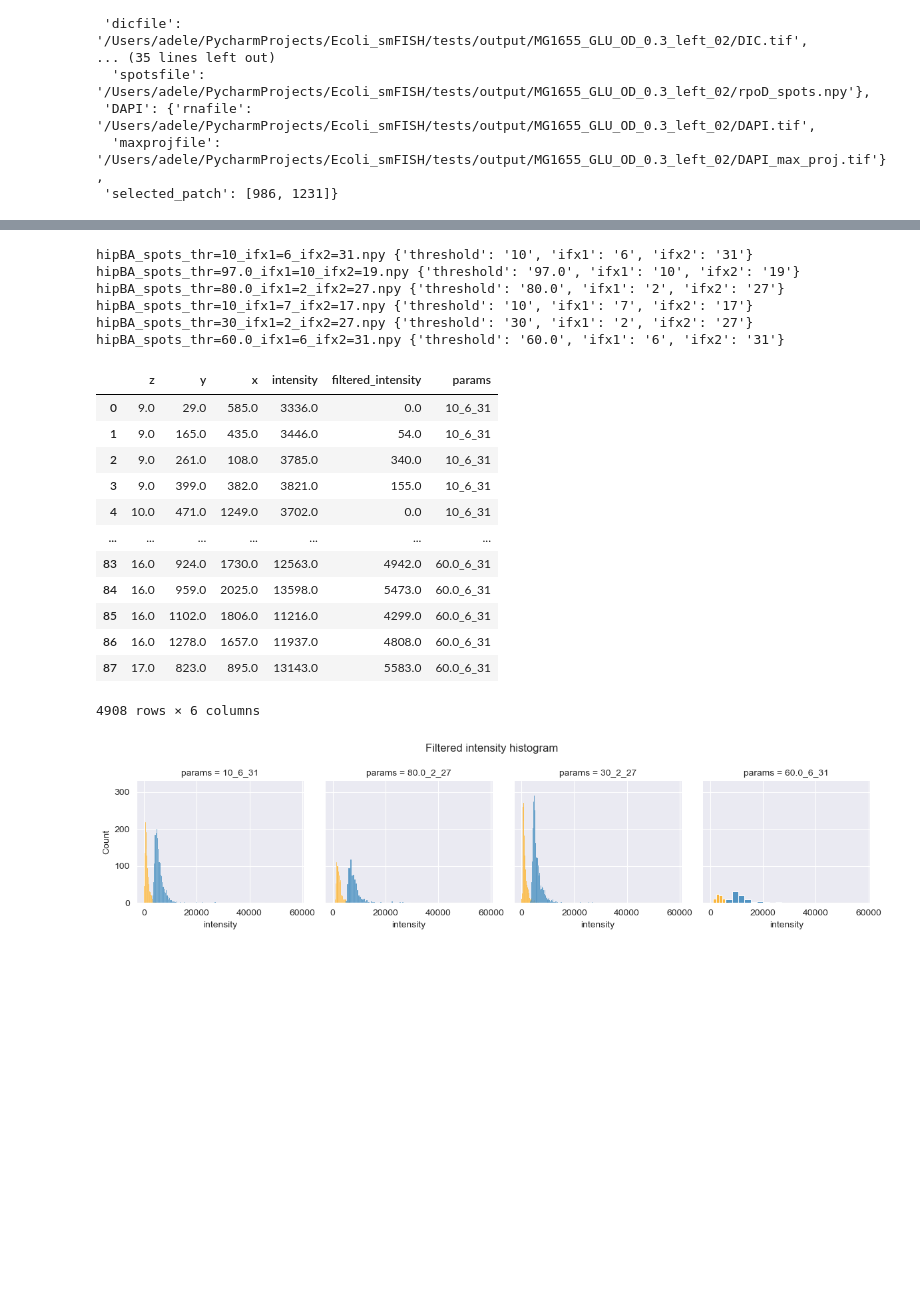
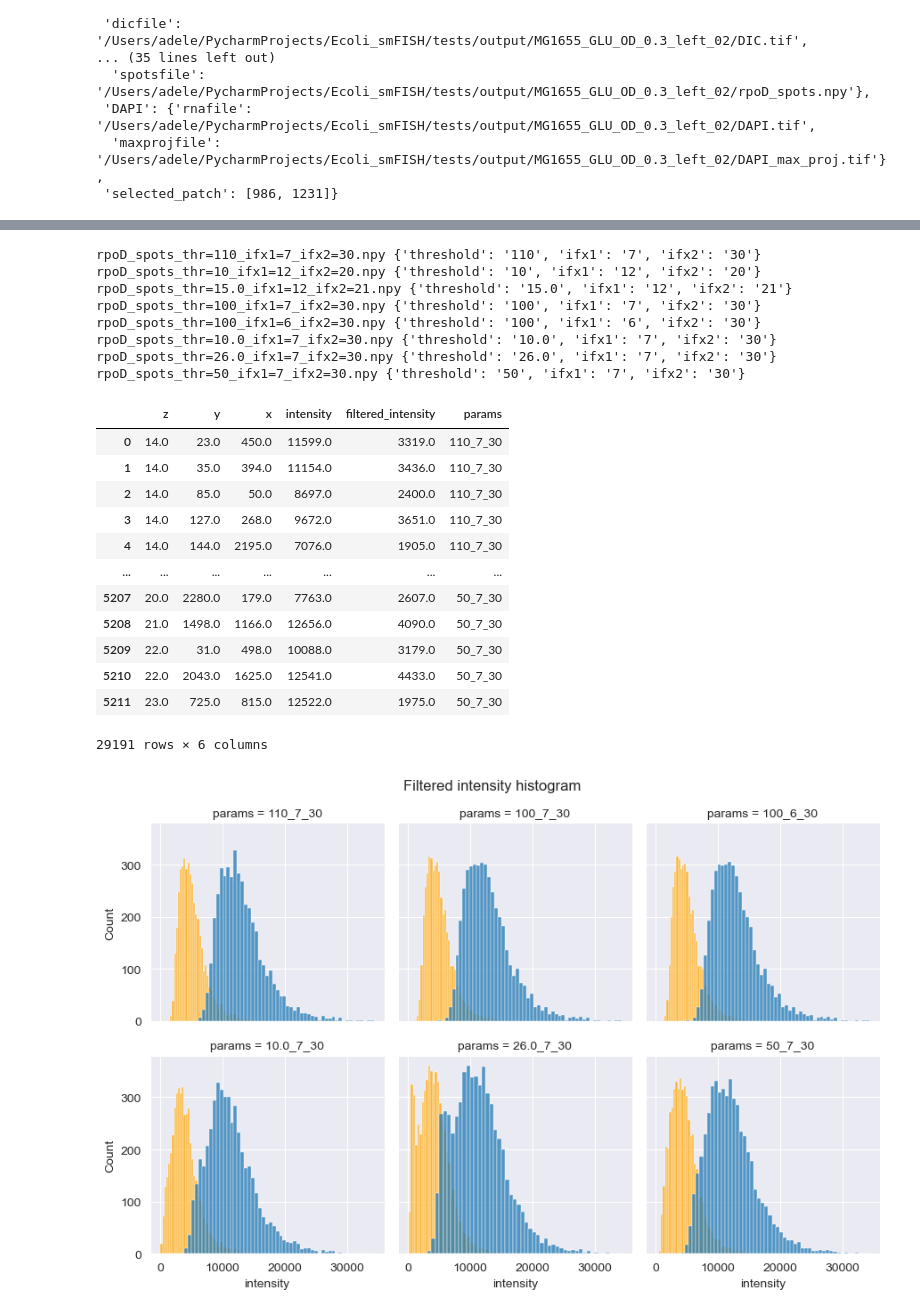
Before and after one commit to LaToyaVanderB/Ecoli_smFISH, a Jupyter notebook: src/detect-spots.ipynb, the cells around one changed output, grey strips where cells are left out. Cells and saved outputs as stored; diff of their text form; code cells hidden in the pictures; blank space fills up the shorter version.

```diff
--- a/src/detect-spots.ipynb
+++ b/src/detect-spots.ipynb
@@ -138,5 +140,6 @@ scale = (200, 65, 65)
 spot_radius = (1250, 170, 170) # is modified in later cell
 sigma = (0.75, 2.3, 2.3)
 patch_size = (200, 200)
-detection_threshold = None  # set to None for automatic determination by bigFISH
+detection_threshold  = { 'rpoD': None, 'rnlAB': None, 'hipBA': None }
+# set to None for automatic determination by bigFISH
 # detection threshold is usually optimised manually and might need to be set differently per channel
@@ -143,6 +148,6 @@ detection_threshold = None  # set to None for automatic determination by bigFISH
 # %%
 # load image data
-mrna = 'hipBA'
+mrna = 'rpoD'
 mrna_data = io.imread(img[mrna]['rnafile'])
 cell_mask_data = io.imread(img['cellmaskfile'])
 # %%
@@ -197,6 +202,6 @@ plt.show()
 # %%
 projected_focus = np.max(focus, axis=(1, 2))
-projected_focus_smoothed = savgol_filter(projected_focus, 15, 2, 0)
+projected_focus_smoothed = savgol_filter(projected_focus, 16, 2, 0)
 # ifx_1, ifx_2 = find_in_focus_indices(projected_focus_smoothed, adjustment_bottom=0, adjustment_top=0)
 ifx_1, ifx_2 = find_in_focus_indices(projected_focus_smoothed)
 
@@ -238,20 +249,22 @@ plot.plot_elbow(
 # %%
+# Best threshold values so far:
 # rpoD validated visually on GLU02:
-detection_threshold = 100
+# not sure about the filtering, check
+detection_threshold['rpoD'] = 110
 # rnlAB validated visually on GLU02
 # filtering: we can get narrower spots but they become a lot dimmer, so not sure that helps
-detection_threshold = 30
-scale = (200, 65, 65)
+detection_threshold['rnlAB'] = 30
 # hipBA:
 # not sure about the filtering, check
-detection_threshold = 30
+detection_threshold['hipBA'] = 30
+
 # this works well for bacteria:
 spot_radius = (880, 120, 120)
 
 mrna_filtered_selected = mrna_filtered[ifx_1:ifx_2, ...]
 spots, threshold = detect_spots(
     mrna_filtered_selected,
-    threshold=detection_threshold,
+    threshold=detection_threshold[mrna],
     voxel_size=scale,
     spot_radius=spot_radius,
     return_threshold=True
@@ -261,7 +274,7 @@ spots, threshold = detect_spots(
 filtered_padded_intensities = np.concatenate((np.zeros([ifx_1, mrna_data.shape[1], mrna_data.shape[2]]), mrna_filtered_selected, np.zeros([mrna_data.shape[0]- ifx_2, mrna_data.shape[1], mrna_data.shape[2]])), axis=0)
 img[mrna]['filteredpaddedmrnafile'] = os.path.join(config['outputdir'], img['stem'], f'{mrna}_filtered_padded.npy')
 np.save(img[mrna]['filteredpaddedmrnafile'], filtered_padded_intensities)
-# print(f'....saving filtered padded mRNA image to file {img[mrna]['filteredpaddedmrnafile']}')
+print(f'....saving filtered padded mRNA image to file {img[mrna]['filteredpaddedmrnafile']}')
 
 # restore z-level
 spots[:, 0] = spots[:, 0] + ifx_1
@@ -273,7 +286,7 @@ spot_intensities = np.resize(np.array([mrna_data[s[0], s[1], s[2]] for s in spot
 filtered_spot_intensities = np.resize(np.array([filtered_padded_intensities[s[0], s[1], s[2]] for s in spots]), (len(spots), 1))
 spots_with_intensities = np.concatenate((spots, spot_intensities, filtered_spot_intensities), axis=1)
 
-img[mrna]['spot_detection threshold'] = threshold
+img[mrna]['spot_detection_threshold'] = threshold
 img[mrna]['number_of_spots'] = len(spots)
 print(f'....spot detection threshold: {threshold}')
 print(f'....searched slices: [{ifx_1}, {ifx_2}]')
@@ -350,33 +360,35 @@ for f in spotfiles:
         df_all = pd.concat([df_all, df], axis=0)
 df_all
 # %% [output]
-hipBA_spots_thr=10_ifx1=6_ifx2=31.npy {'threshold': '10', 'ifx1': '6', 'ifx2': '31'}
-hipBA_spots_thr=97.0_ifx1=10_ifx2=19.npy {'threshold': '97.0', 'ifx1': '10', 'ifx2': '19'}
-hipBA_spots_thr=80.0_ifx1=2_ifx2=27.npy {'threshold': '80.0', 'ifx1': '2', 'ifx2': '27'}
-hipBA_spots_thr=10_ifx1=7_ifx2=17.npy {'threshold': '10', 'ifx1': '7', 'ifx2': '17'}
-hipBA_spots_thr=30_ifx1=2_ifx2=27.npy {'threshold': '30', 'ifx1': '2', 'ifx2': '27'}
-hipBA_spots_thr=60.0_ifx1=6_ifx2=31.npy {'threshold': '60.0', 'ifx1': '6', 'ifx2': '31'}
+rpoD_spots_thr=110_ifx1=7_ifx2=30.npy {'threshold': '110', 'ifx1': '7', 'ifx2': '30'}
+rpoD_spots_thr=10_ifx1=12_ifx2=20.npy {'threshold': '10', 'ifx1': '12', 'ifx2': '20'}
+rpoD_spots_thr=15.0_ifx1=12_ifx2=21.npy {'threshold': '15.0', 'ifx1': '12', 'ifx2': '21'}
+rpoD_spots_thr=100_ifx1=7_ifx2=30.npy {'threshold': '100', 'ifx1': '7', 'ifx2': '30'}
+rpoD_spots_thr=100_ifx1=6_ifx2=30.npy {'threshold': '100', 'ifx1': '6', 'ifx2': '30'}
+rpoD_spots_thr=10.0_ifx1=7_ifx2=30.npy {'threshold': '10.0', 'ifx1': '7', 'ifx2': '30'}
+rpoD_spots_thr=26.0_ifx1=7_ifx2=30.npy {'threshold': '26.0', 'ifx1': '7', 'ifx2': '30'}
+rpoD_spots_thr=50_ifx1=7_ifx2=30.npy {'threshold': '50', 'ifx1': '7', 'ifx2': '30'}
 |  | z | y | x | intensity | filtered_intensity | params |
-| 0 | 9.0 | 29.0 | 585.0 | 3336.0 | 0.0 | 10_6_31 |
-| 1 | 9.0 | 165.0 | 435.0 | 3446.0 | 54.0 | 10_6_31 |
-| 2 | 9.0 | 261.0 | 108.0 | 3785.0 | 340.0 | 10_6_31 |
-| 3 | 9.0 | 399.0 | 382.0 | 3821.0 | 155.0 | 10_6_31 |
-| 4 | 10.0 | 471.0 | 1249.0 | 3702.0 | 0.0 | 10_6_31 |
+| 0 | 14.0 | 23.0 | 450.0 | 11599.0 | 3319.0 | 110_7_30 |
+| 1 | 14.0 | 35.0 | 394.0 | 11154.0 | 3436.0 | 110_7_30 |
+| 2 | 14.0 | 85.0 | 50.0 | 8697.0 | 2400.0 | 110_7_30 |
+| 3 | 14.0 | 127.0 | 268.0 | 9672.0 | 3651.0 | 110_7_30 |
+| 4 | 14.0 | 144.0 | 2195.0 | 7076.0 | 1905.0 | 110_7_30 |
 | ... | ... | ... | ... | ... | ... | ... |
-| 83 | 16.0 | 924.0 | 1730.0 | 12563.0 | 4942.0 | 60.0_6_31 |
-| 84 | 16.0 | 959.0 | 2025.0 | 13598.0 | 5473.0 | 60.0_6_31 |
-| 85 | 16.0 | 1102.0 | 1806.0 | 11216.0 | 4299.0 | 60.0_6_31 |
-| 86 | 16.0 | 1278.0 | 1657.0 | 11937.0 | 4808.0 | 60.0_6_31 |
-| 87 | 17.0 | 823.0 | 895.0 | 13143.0 | 5583.0 | 60.0_6_31 |
+| 5207 | 20.0 | 2280.0 | 179.0 | 7763.0 | 2607.0 | 50_7_30 |
+| 5208 | 21.0 | 1498.0 | 1166.0 | 12656.0 | 4090.0 | 50_7_30 |
+| 5209 | 22.0 | 31.0 | 498.0 | 10088.0 | 3179.0 | 50_7_30 |
+| 5210 | 22.0 | 2043.0 | 1625.0 | 12541.0 | 4433.0 | 50_7_30 |
+| 5211 | 23.0 | 725.0 | 815.0 | 12522.0 | 1975.0 | 50_7_30 |
-4908 rows × 6 columns
+29191 rows × 6 columns
 # %%
-g = sns.FacetGrid(df_all, col='params', col_wrap=4)
+g = sns.FacetGrid(df_all, col='params', col_wrap=3)
 g.map_dataframe(sns.histplot, x='filtered_intensity', color='orange', stat='count')
 g.map_dataframe(sns.histplot, x='intensity', stat='count')
 g.fig.suptitle('Filtered intensity histogram')
 g.tight_layout();
 # %% [output]
-[figure, old version]
+[figure, new version]
 # %%
 g = sns.FacetGrid(df_all, col='params', col_wrap=4)
 g.map_dataframe(sns.histplot, x='z', color='orange', stat='count')
```
Also changed, not shown: parts of 20 cells of this notebook, 22 other files.
